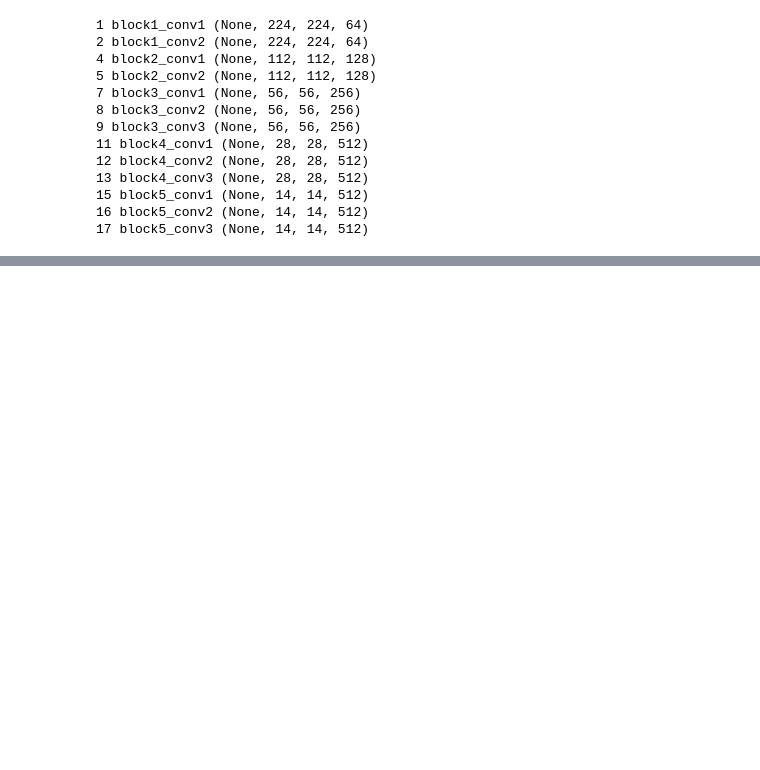
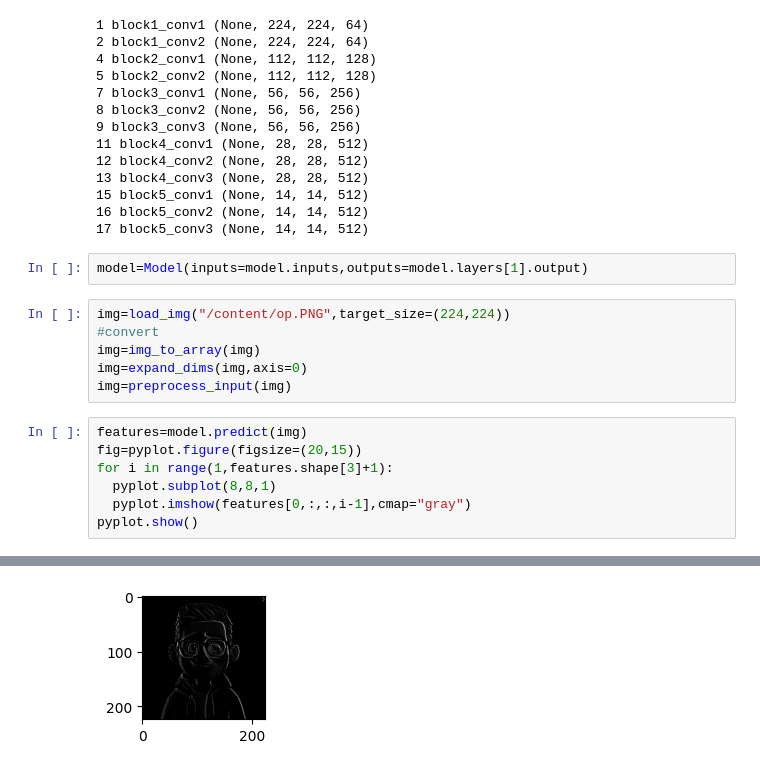
Before and after one commit to arssite/Datalysis, a Jupyter notebook: Visualising_CNN.ipynb, the cells around one changed output, grey strips where cells are left out. Cells and saved outputs as stored; diff of their text form; blank space fills up the shorter version.

```diff
--- a/Visualising_CNN.ipynb
+++ b/Visualising_CNN.ipynb
@@ -167,3 +167,19 @@ for i in range(len(model.layers)):
 15 block5_conv1 (None, 14, 14, 512)
 16 block5_conv2 (None, 14, 14, 512)
 17 block5_conv3 (None, 14, 14, 512)
+# %%
+model=Model(inputs=model.inputs,outputs=model.layers[1].output)
+# %%
+img=load_img("/content/op.PNG",target_size=(224,224))
+#convert
+img=img_to_array(img)
+img=expand_dims(img,axis=0)
+img=preprocess_input(img)
+# %%
+features=model.predict(img)
+fig=pyplot.figure(figsize=(20,15))
+for i in range(1,features.shape[3]+1):
+  pyplot.subplot(8,8,1)
+  pyplot.imshow(features[0,:,:,i-1],cmap="gray")
+pyplot.show()
+# %% [output]
@@ -169,0 +187 @@ for i in range(len(model.layers)):
+[figure, added]
```
Also changed, not shown: parts of 1 cell of this notebook.
